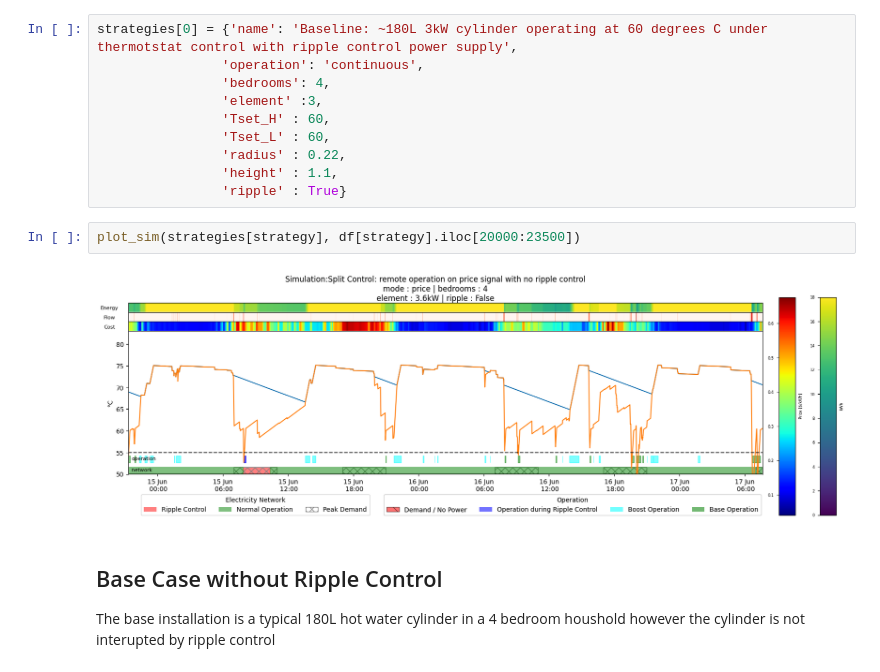
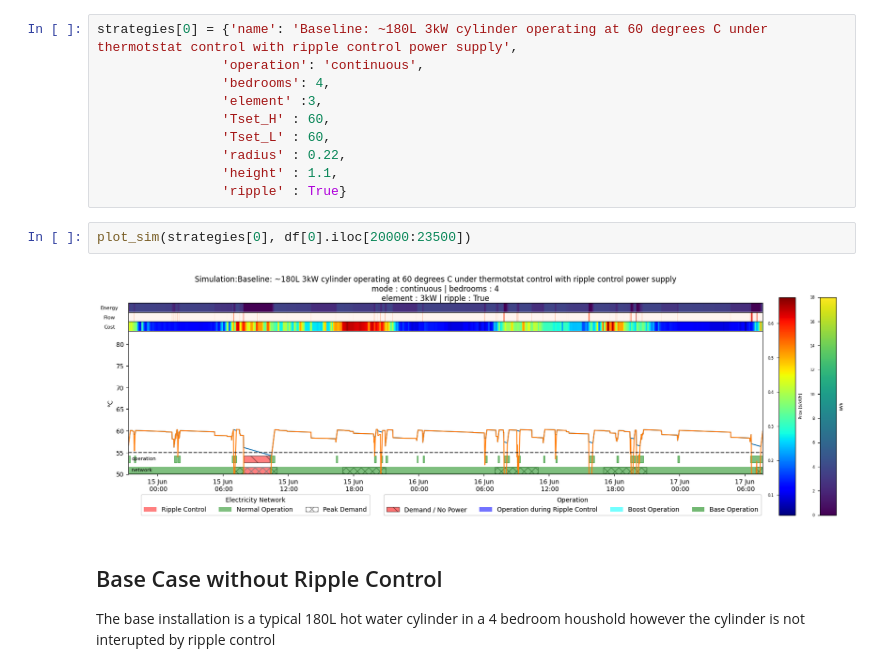
Before and after one commit to CJP123/cylinder, a Jupyter notebook: _proc/05_use.ipynb, the cells around one changed output. Saved outputs shown, nothing was run; the diff lists cells and outputs as text.

```diff
--- a/_proc/05_use.ipynb
+++ b/_proc/05_use.ipynb
@@ -31,9 +31,9 @@ strategies[0] = {'name': 'Baseline: ~180L 3kW cylinder operating at 60 degrees C
                 'height' : 1.1,
                 'ripple' : True}
 # %%
-plot_sim(strategies[strategy], df[strategy].iloc[20000:23500])
+plot_sim(strategies[0], df[0].iloc[20000:23500])
 # %% [output]
-[figure, old version]
+[figure, new version]
 # %% [markdown]
 ## Base Case without Ripple Control
 
```
Also changed, not shown: parts of 3 cells of this notebook, 45 other files.
